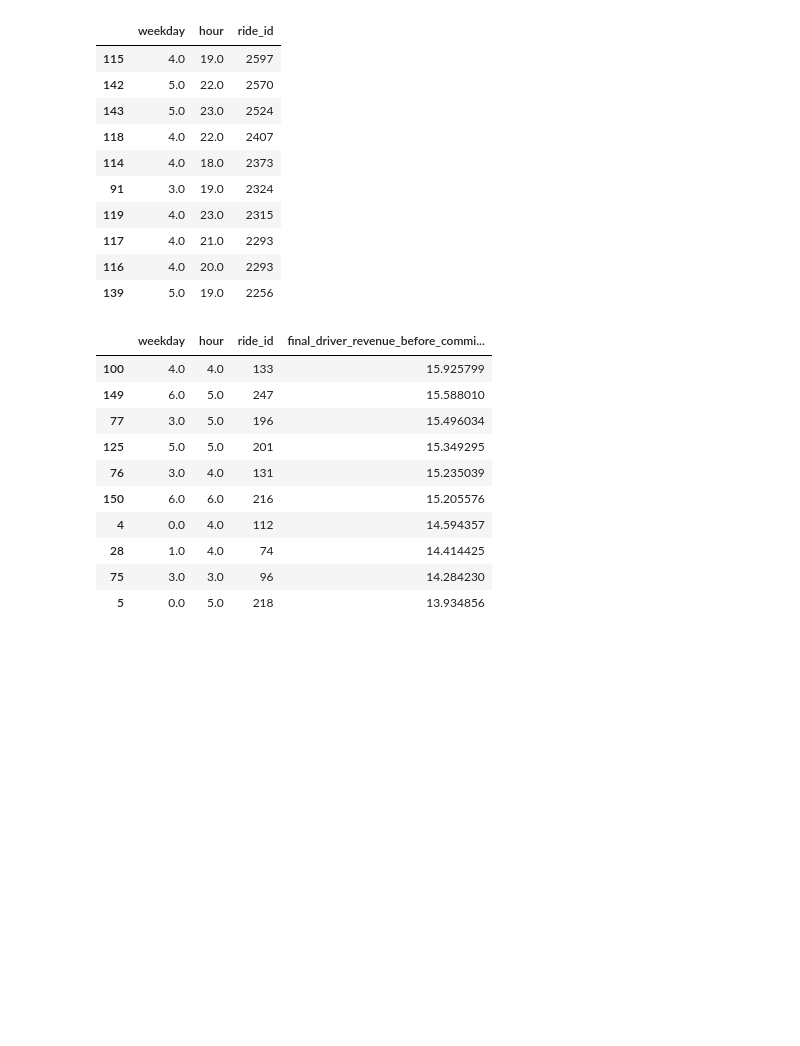
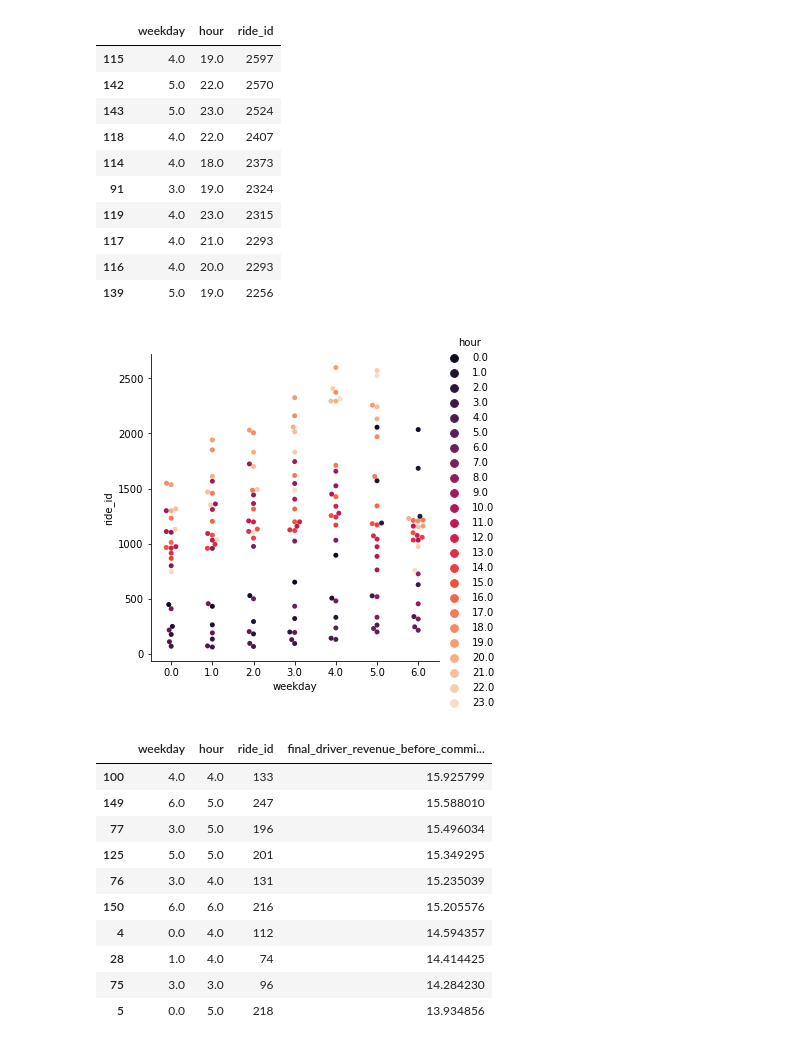
Before and after one commit to Brunadiasmiguel/challenge_drive, a Jupyter notebook: data_wrangling.ipynb, the cells around one changed output. Saved outputs shown, nothing was run; the diff lists cells and outputs as text; code cells hidden in the pictures; blank space fills up the shorter version.

```diff
--- a/data_wrangling.ipynb
+++ b/data_wrangling.ipynb
@@ -1349,6 +1349,22 @@ weekday_time_df2.head(10)
 | 117 | 4.0 | 21.0 | 2293 |
 | 116 | 4.0 | 20.0 | 2293 |
 | 139 | 5.0 | 19.0 | 2256 |
+# %%
+#plot checking for trends
+
+#fig, ax = plt.subplots(figsize=(10,6))
+sns.catplot(data=weekday_time_df2,
+                x="weekday",
+                y="ride_id",
+                hue="hour",
+                kind="swarm",
+                palette="rocket");
+                #ax=ax);
+#plt.xlabel("Hour", size=10)
+#plt.ylabel("Count", size=10)
+#plt.title("title", size=15)
+# %% [output]
+[figure, added]
 # %%
 #does it pay off for the driver?
 
```
Also changed, not shown: parts of 2 cells of this notebook.
